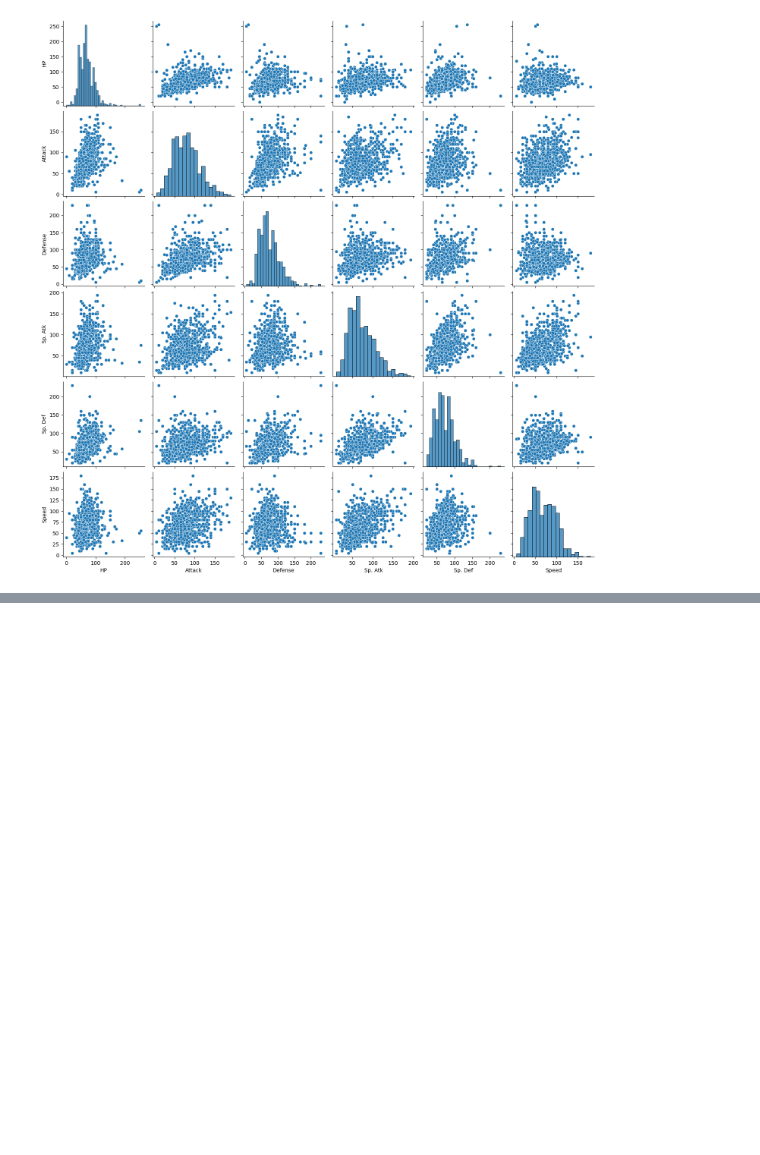
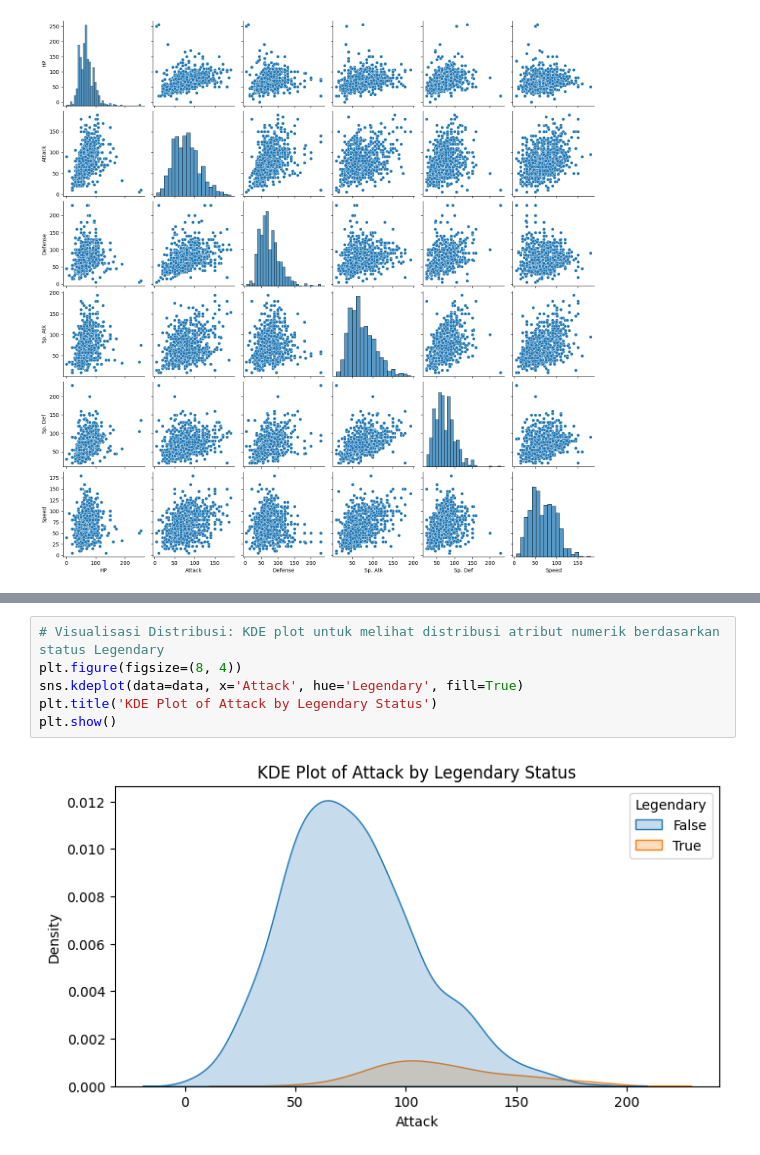
Before and after one commit to alfarezza/MachineLearning-Project, a Jupyter notebook: DataScience/EDA-Pokemon.ipynb, the cells around one changed output, grey strips where cells are left out. Drawn from its saved outputs; the diff is of its cells as text; blank space fills up the shorter version.

```diff
--- a/DataScience/EDA-Pokemon.ipynb
+++ b/DataScience/EDA-Pokemon.ipynb
@@ -454,0 +494,8 @@ plt.show()
+# %%
+# Visualisasi Distribusi: KDE plot untuk melihat distribusi atribut numerik berdasarkan status Legendary
+plt.figure(figsize=(8, 4))
+sns.kdeplot(data=data, x='Attack', hue='Legendary', fill=True)
+plt.title('KDE Plot of Attack by Legendary Status')
+plt.show()
+# %% [output]
+[figure, added]
```
Also changed, not shown: parts of 6 cells of this notebook.
